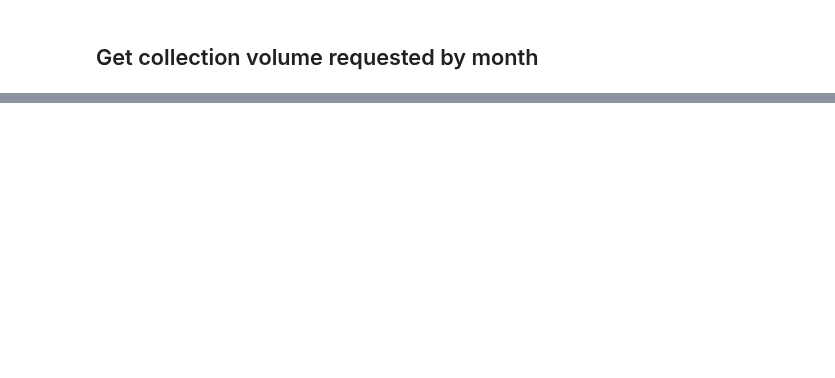
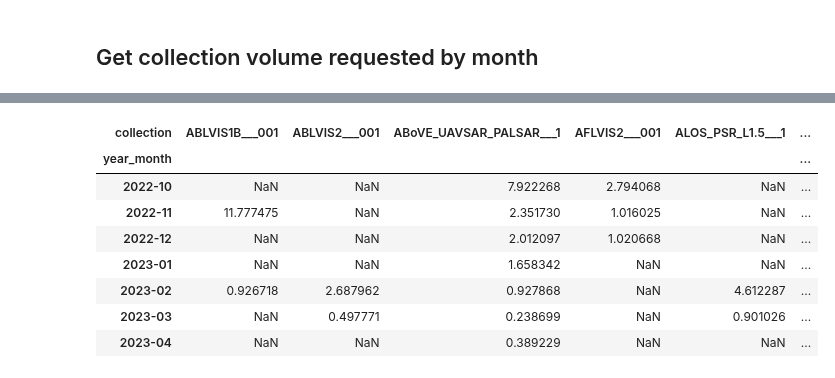
Before and after one commit to MAAP-Project/maap-documentation-examples, a Jupyter notebook: access_metrics/athena-s3-access-metrics.ipynb, the cells around one changed output, grey strips where cells are left out. Drawn from its saved outputs; the diff is of its cells as text; code cells hidden in the pictures; blank space fills up the shorter version.

```diff
--- a/access_metrics/athena-s3-access-metrics.ipynb
+++ b/access_metrics/athena-s3-access-metrics.ipynb
@@ -238 +234,17 @@ df.head()
+# %%
+collection_pivot = pd.pivot_table(df,
+              index='year_month',
+              columns='collection',
+              values='gb_sent')
+collection_pivot
+# %% [output]
+| collection | ABLVIS1B___001 | ABLVIS2___001 | ABoVE_UAVSAR_PALSAR___1 | AFLVIS2___001 | ALOS_PSR_L1.5___1 | ... |
+| year_month |  |  |  |  |  | ... |
+| 2022-10 | NaN | NaN | 7.922268 | 2.794068 | NaN | ... |
+| 2022-11 | 11.777475 | NaN | 2.351730 | 1.016025 | NaN | ... |
+| 2022-12 | NaN | NaN | 2.012097 | 1.020668 | NaN | ... |
+| 2023-01 | NaN | NaN | 1.658342 | NaN | NaN | ... |
+| 2023-02 | 0.926718 | 2.687962 | 0.927868 | NaN | 4.612287 | ... |
+| 2023-03 | NaN | 0.497771 | 0.238699 | NaN | 0.901026 | ... |
+| 2023-04 | NaN | NaN | 0.389229 | NaN | NaN | ... |
 # %%
```
Also changed, not shown: parts of 18 cells of this notebook, 13 other files.
